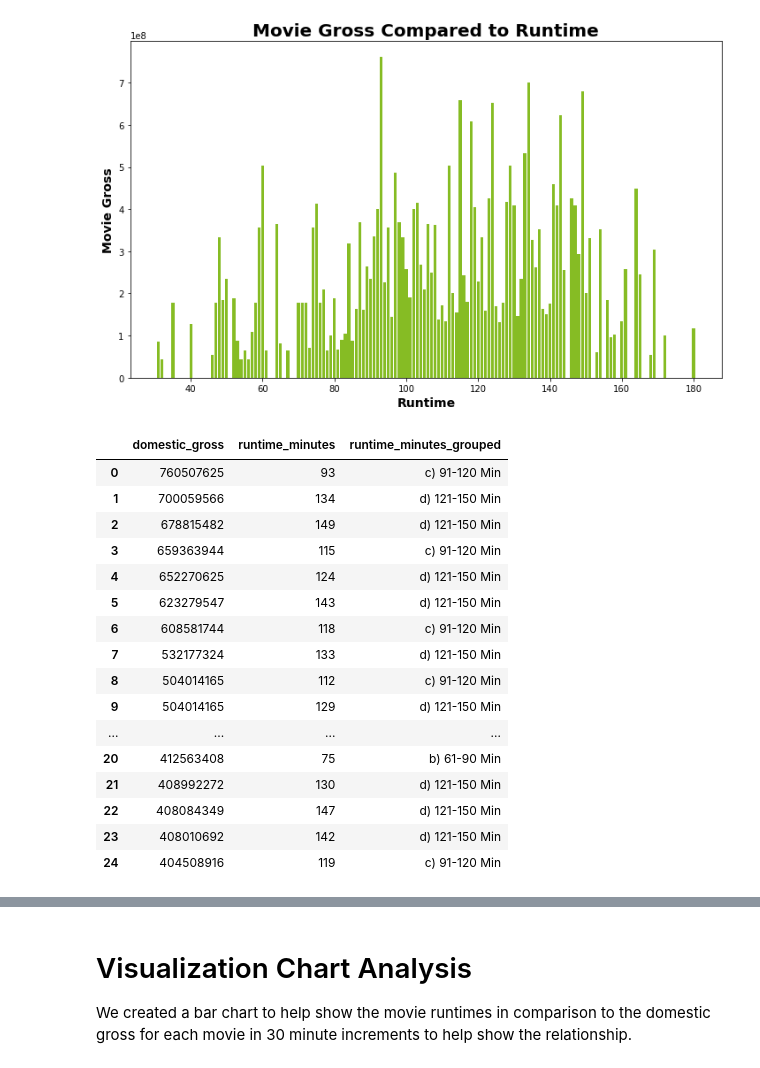
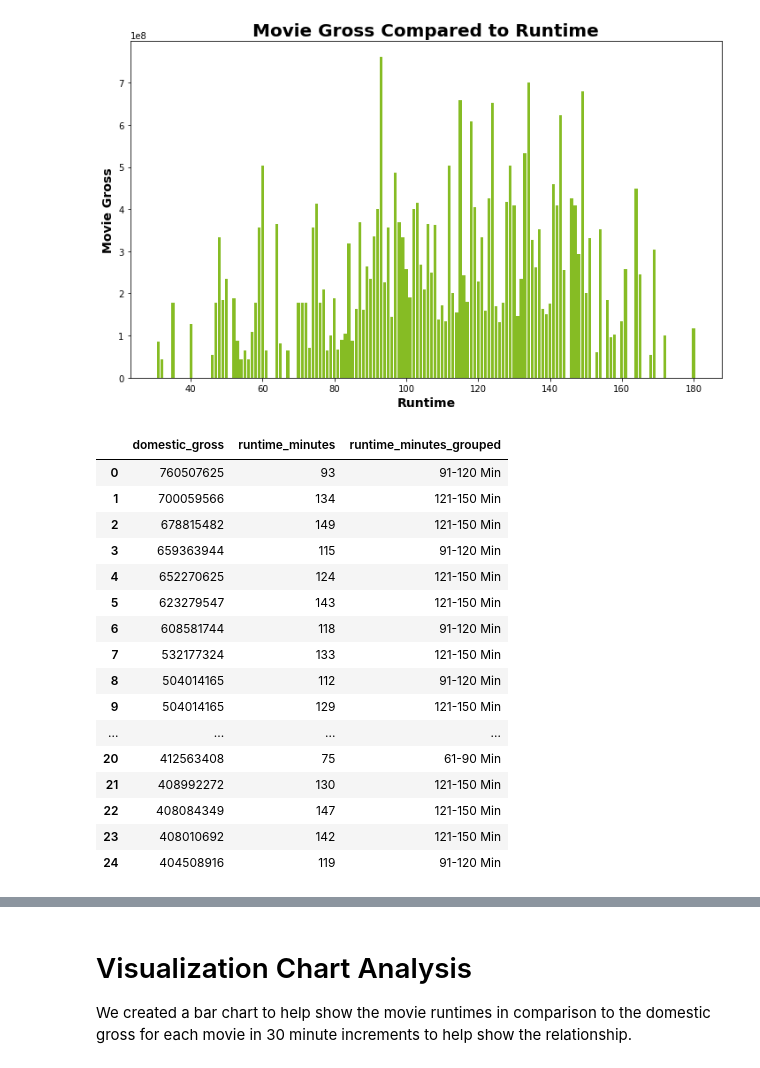
Before and after one commit to harte3/Flatiron-Capstone-Group-2, a Jupyter notebook: notebooks/donnie-kevin/Donnie-Kevin.ipynb, the cells around one changed output, grey strips where cells are left out. Saved outputs shown, nothing was run; the diff lists cells and outputs as text; code cells hidden in the pictures.

```diff
--- a/notebooks/donnie-kevin/Donnie-Kevin.ipynb
+++ b/notebooks/donnie-kevin/Donnie-Kevin.ipynb
@@ -205,41 +208,41 @@ plt.show()
 # %%
 minutes = [30, 60, 90, 120, 150, 180]
 bin1 = range(30, 60)
 bin2 = range(61, 90)
 bin3 = range(91, 120)
 bin4 = range(121, 150)
 def f(row):
     if row['runtime_minutes'] in bin1:
-        val = 'a) 30-60 Mins'
+        val = '30-60 Min'
     elif row['runtime_minutes'] in bin2:
-        val = 'b) 61-90 Min'
+        val = '61-90 Min'
     elif row['runtime_minutes'] in bin3:
-        val = 'c) 91-120 Min'
+        val = '91-120 Min'
     elif row['runtime_minutes'] in bin4:
-        val = 'd) 121-150 Min'
+        val = '121-150 Min'
     else:
-        val = 'e) 151-180 Min'
+        val = '151-180 Min'
     return val
 filtered_gross['runtime_minutes_grouped'] = filtered_gross.apply(f, axis=1)
 filtered_gross.head(25)
 # %% [output]
 |  | domestic_gross | runtime_minutes | runtime_minutes_grouped |
-| 0 | 760507625 | 93 | c) 91-120 Min |
-| 1 | 700059566 | 134 | d) 121-150 Min |
-| 2 | 678815482 | 149 | d) 121-150 Min |
-| 3 | 659363944 | 115 | c) 91-120 Min |
-| 4 | 652270625 | 124 | d) 121-150 Min |
-| 5 | 623279547 | 143 | d) 121-150 Min |
-| 6 | 608581744 | 118 | c) 91-120 Min |
-| 7 | 532177324 | 133 | d) 121-150 Min |
-| 8 | 504014165 | 112 | c) 91-120 Min |
-| 9 | 504014165 | 129 | d) 121-150 Min |
+| 0 | 760507625 | 93 | 91-120 Min |
+| 1 | 700059566 | 134 | 121-150 Min |
+| 2 | 678815482 | 149 | 121-150 Min |
+| 3 | 659363944 | 115 | 91-120 Min |
+| 4 | 652270625 | 124 | 121-150 Min |
+| 5 | 623279547 | 143 | 121-150 Min |
+| 6 | 608581744 | 118 | 91-120 Min |
+| 7 | 532177324 | 133 | 121-150 Min |
+| 8 | 504014165 | 112 | 91-120 Min |
+| 9 | 504014165 | 129 | 121-150 Min |
 | ... | ... | ... | ... |
-| 20 | 412563408 | 75 | b) 61-90 Min |
-| 21 | 408992272 | 130 | d) 121-150 Min |
-| 22 | 408084349 | 147 | d) 121-150 Min |
-| 23 | 408010692 | 142 | d) 121-150 Min |
-| 24 | 404508916 | 119 | c) 91-120 Min |
+| 20 | 412563408 | 75 | 61-90 Min |
+| 21 | 408992272 | 130 | 121-150 Min |
+| 22 | 408084349 | 147 | 121-150 Min |
+| 23 | 408010692 | 142 | 121-150 Min |
+| 24 | 404508916 | 119 | 91-120 Min |
 # %%
 df_run = filtered_gross.groupby('runtime_minutes_grouped')['domestic_gross'].mean().reset_index()
 df_run
```
Also changed, not shown: parts of 5 cells of this notebook.
